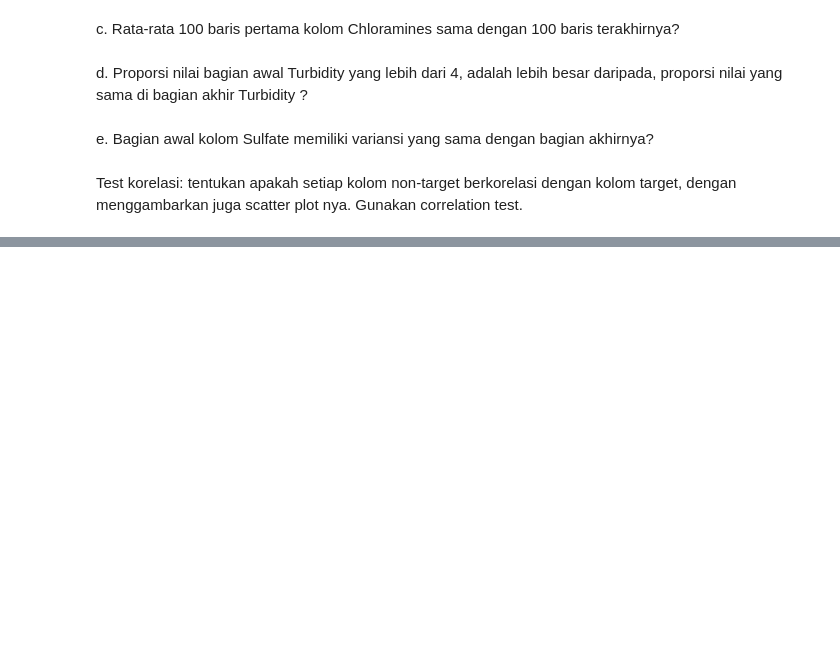
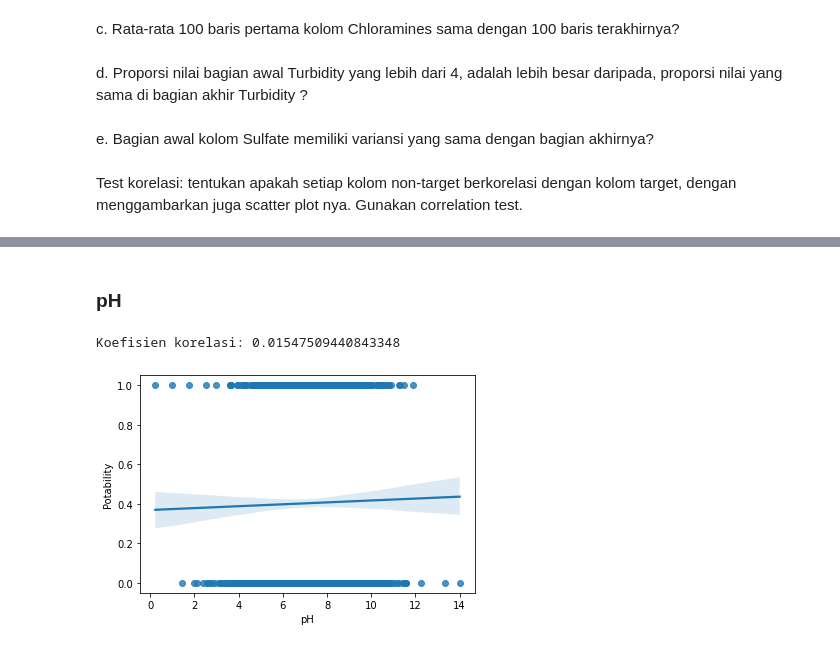
Before and after one commit to clauculus/probstat-analysis, a Jupyter notebook: K01-T1-IF2220-13520073.ipynb, the cells around one changed output, grey strips where cells are left out. Saved outputs shown, nothing was run; the diff lists cells and outputs as text; code cells hidden in the pictures; blank space fills up the shorter version.

```diff
--- a/K01-T1-IF2220-13520073.ipynb
+++ b/K01-T1-IF2220-13520073.ipynb
@@ -1071,0 +987,11 @@ Correlation: 0.022331042640622675
+# %% [markdown]
+### pH
+# %%
+import matplotlib.pyplot as plt
+
+sns.regplot(x = df["pH"], y = df["Potability"])
+
+print("Koefisien korelasi: " + str((df["pH"].corr(df["Potability"]))))
+# %% [output]
+Koefisien korelasi: 0.01547509440843348
+[figure, added]
```
Also changed, not shown: parts of 52 cells of this notebook.
